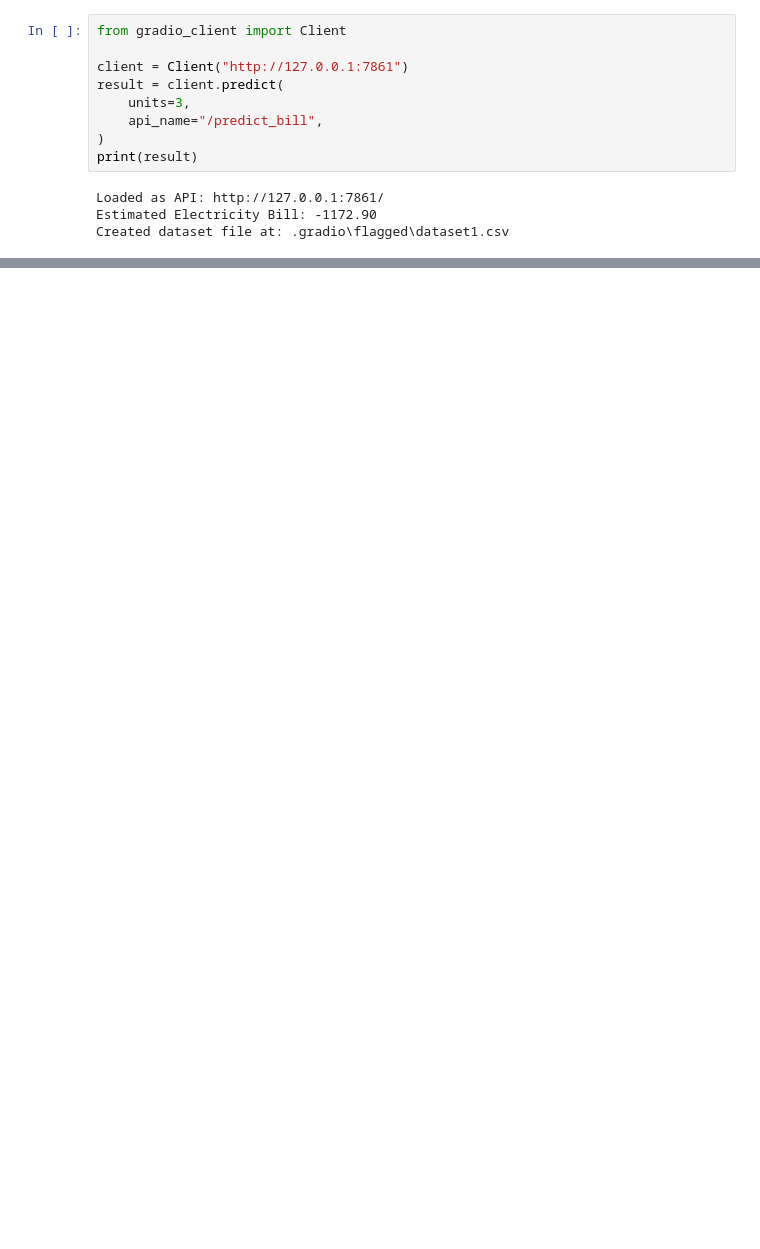
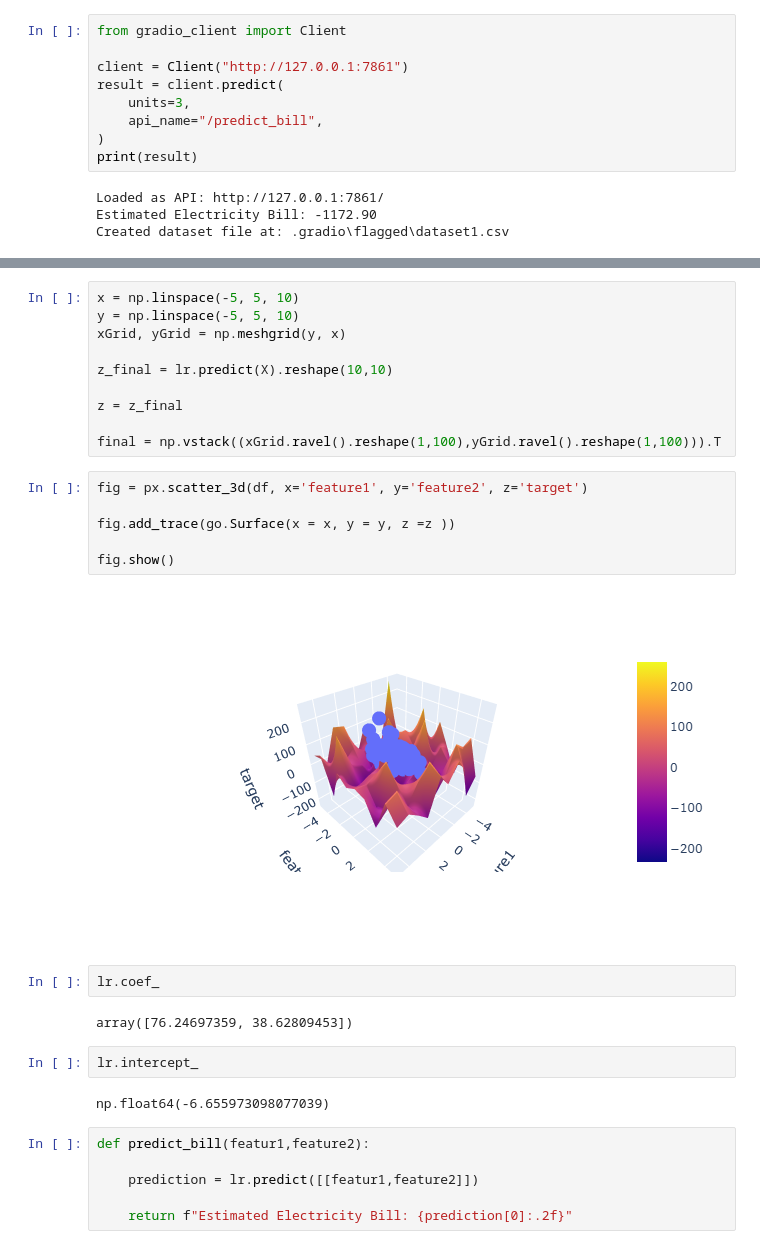
Before and after one commit to Ram2002-ai/DataScience_NareshIt, a Jupyter notebook: Machine_learning/LinerRegression/assigment.ipynb, the cells around one changed output, grey strips where cells are left out. Cells and saved outputs as stored; diff of their text form; blank space fills up the shorter version.

```diff
--- a/Machine_learning/LinerRegression/assigment.ipynb
+++ b/Machine_learning/LinerRegression/assigment.ipynb
@@ -173,0 +321,32 @@ Created dataset file at: .gradio\flagged\dataset1.csv
+# %%
+x = np.linspace(-5, 5, 10)
+y = np.linspace(-5, 5, 10)
+xGrid, yGrid = np.meshgrid(y, x)
+
+z_final = lr.predict(X).reshape(10,10)
+
+z = z_final
+
+final = np.vstack((xGrid.ravel().reshape(1,100),yGrid.ravel().reshape(1,100))).T
+# %%
+fig = px.scatter_3d(df, x='feature1', y='feature2', z='target')
+
+fig.add_trace(go.Surface(x = x, y = y, z =z ))
+
+fig.show()
+# %% [output]
+[figure, added]
+# %%
+lr.coef_
+# %% [output]
+array([76.24697359, 38.62809453])
+# %%
+lr.intercept_
+# %% [output]
+np.float64(-6.655973098077039)
+# %%
+def predict_bill(featur1,feature2):
+
+    prediction = lr.predict([[featur1,feature2]])
+
+    return f"Estimated Electricity Bill: {prediction[0]:.2f}"
```
Also changed, not shown: parts of 37 cells of this notebook.
